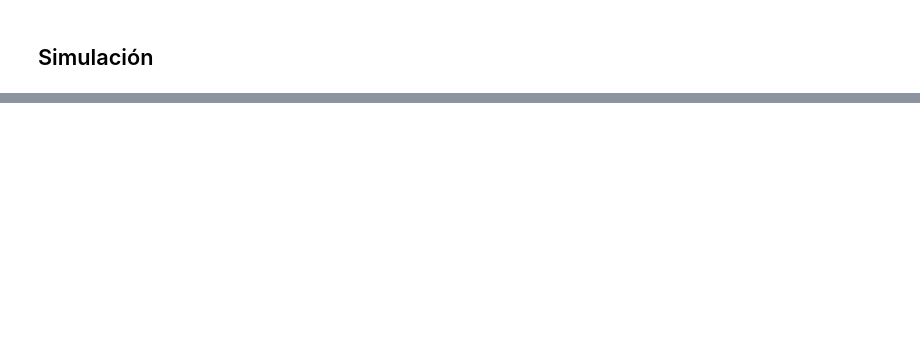
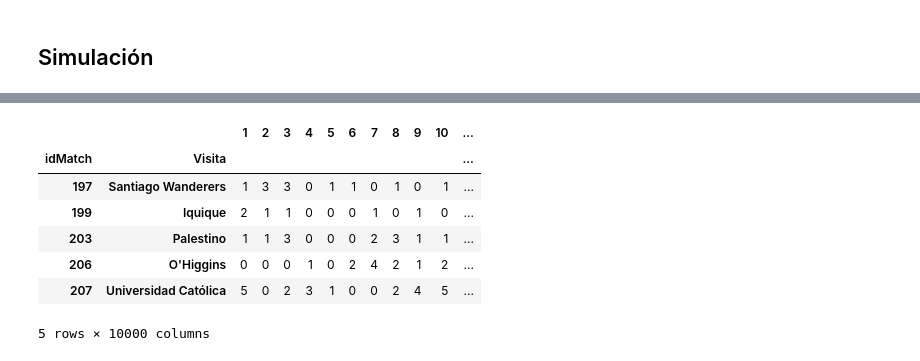
Before and after one commit to pablogalazcares/football-DS-projects, a Jupyter notebook: Poisson Chile 2020.ipynb, the cells around one changed output, grey strips where cells are left out. Saved outputs shown, nothing was run; the diff lists cells and outputs as text; code cells hidden in the pictures; blank space fills up the shorter version.

```diff
--- a/Poisson Chile 2020.ipynb
+++ b/Poisson Chile 2020.ipynb
@@ -333 +385,12 @@ df_posicion = summary_positions(sim_poisson_local, sim_poisson_visita, N_sim, te
+# %%
+sim_poisson_visita.head()
+# %% [output]
+|  |  | 1 | 2 | 3 | 4 | 5 | 6 | 7 | 8 | 9 | 10 | ... |
+| idMatch | Visita |  |  |  |  |  |  |  |  |  |  | ... |
+| 197 | Santiago Wanderers | 1 | 3 | 3 | 0 | 1 | 1 | 0 | 1 | 0 | 1 | ... |
+| 199 | Iquique | 2 | 1 | 1 | 0 | 0 | 0 | 1 | 0 | 1 | 0 | ... |
+| 203 | Palestino | 1 | 1 | 3 | 0 | 0 | 0 | 2 | 3 | 1 | 1 | ... |
+| 206 | O'Higgins | 0 | 0 | 0 | 1 | 0 | 2 | 4 | 2 | 1 | 2 | ... |
+| 207 | Universidad Católica | 5 | 0 | 2 | 3 | 1 | 0 | 0 | 2 | 4 | 5 | ... |
+5 rows × 10000 columns
 # %%
```
Also changed, not shown: parts of 23 cells of this notebook.
